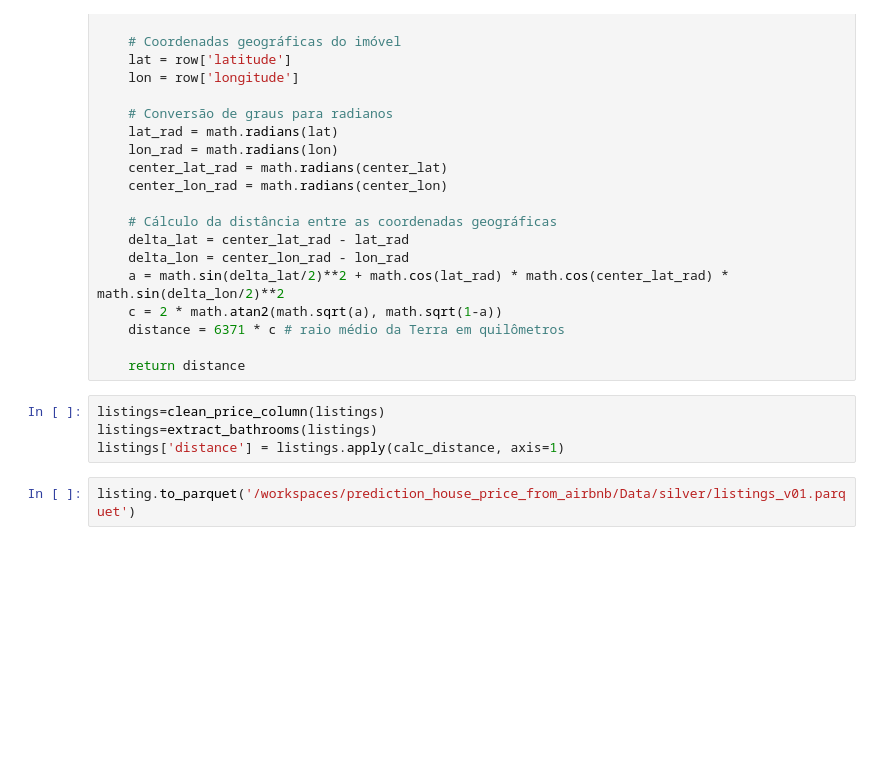
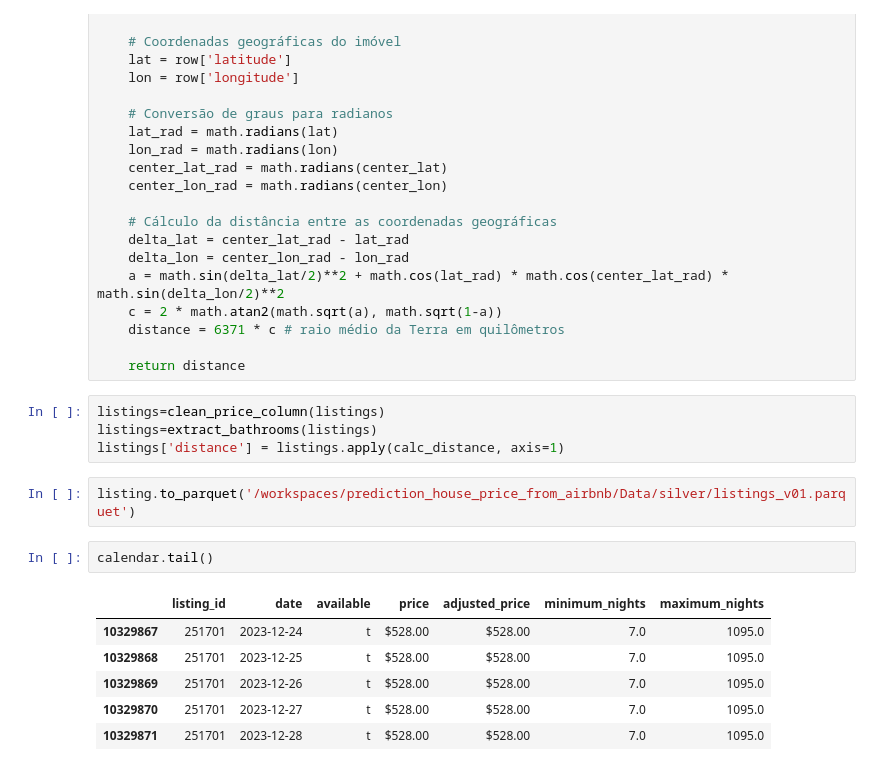
Before and after one commit to matheusogura/prediction_house_price_from_airbnb, a Jupyter notebook: Notebooks/2.0 silver.ipynb, the cells around one changed output. Saved outputs shown, nothing was run; the diff lists cells and outputs as text; blank space fills up the shorter version.

```diff
--- a/Notebooks/2.0 silver.ipynb
+++ b/Notebooks/2.0 silver.ipynb
@@ -133,3 +135,12 @@ listings=extract_bathrooms(listings)
 listings['distance'] = listings.apply(calc_distance, axis=1)
 # %%
 listing.to_parquet('/workspaces/prediction_house_price_from_airbnb/Data/silver/listings_v01.parquet')
+# %%
+calendar.tail()
+# %% [output]
+|  | listing_id | date | available | price | adjusted_price | minimum_nights | maximum_nights |
+| 10329867 | 251701 | 2023-12-24 | t | $528.00 | $528.00 | 7.0 | 1095.0 |
+| 10329868 | 251701 | 2023-12-25 | t | $528.00 | $528.00 | 7.0 | 1095.0 |
+| 10329869 | 251701 | 2023-12-26 | t | $528.00 | $528.00 | 7.0 | 1095.0 |
+| 10329870 | 251701 | 2023-12-27 | t | $528.00 | $528.00 | 7.0 | 1095.0 |
+| 10329871 | 251701 | 2023-12-28 | t | $528.00 | $528.00 | 7.0 | 1095.0 |
```
Also changed, not shown: parts of 3 cells of this notebook, 2 other files.
